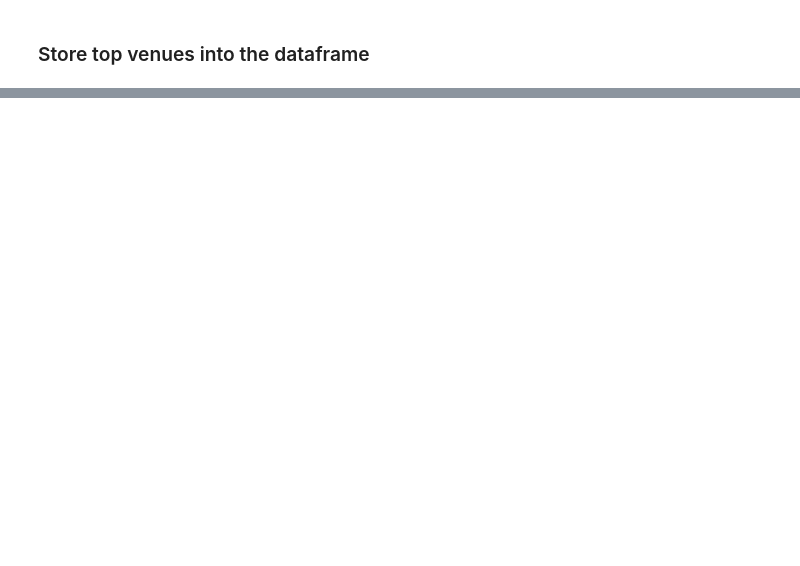
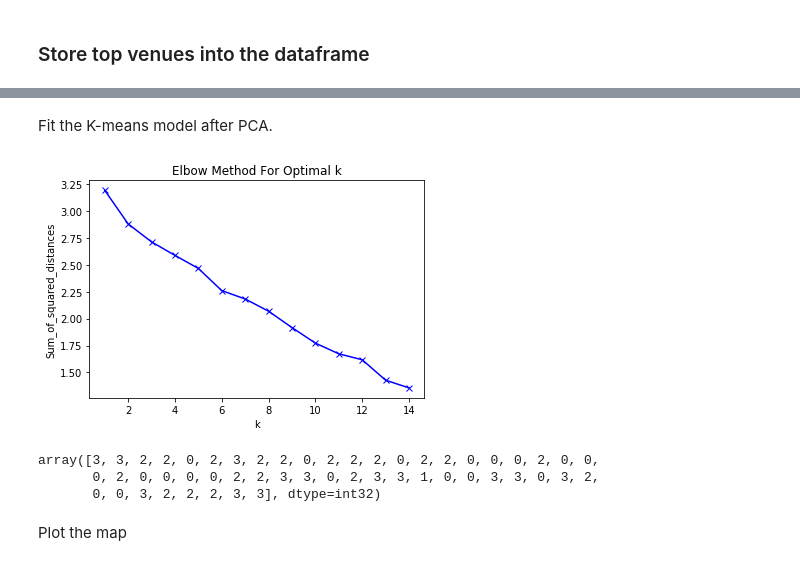
Before and after one commit to nji3/Coursera_Capstone, a Jupyter notebook: Neighborhoods_in_West_Los_Angeles.ipynb, the cells around one changed output, grey strips where cells are left out. Cells and saved outputs as stored; diff of their text form; code cells hidden in the pictures; blank space fills up the shorter version.

```diff
--- a/Neighborhoods_in_West_Los_Angeles.ipynb
+++ b/Neighborhoods_in_West_Los_Angeles.ipynb
@@ -589,0 +631,33 @@ venues_map1
+# %% [markdown]
+Fit the K-means model after PCA.
+# %%
+# Loop to fit different K
+Sum_of_squared_distances = []
+K = range(1,15)
+for k in K:
+    km = KMeans(n_clusters=k, random_state=5)
+    km = km.fit(pca.transform(dat_grouped_clustering)[:,:25])
+    Sum_of_squared_distances.append(km.inertia_)
+
+plt.plot(K, Sum_of_squared_distances, 'bx-')
+plt.xlabel('k')
+plt.ylabel('Sum_of_squared_distances')
+plt.title('Elbow Method For Optimal k')
+plt.show()
+# %% [output]
+[figure, added]
+# %%
+# Use the best k selcted
+kclusters = 4
+
+# run k-means clustering
+kmeans = KMeans(n_clusters=kclusters, random_state=5).fit(pca.transform(dat_grouped_clustering)[:,:25])
+
+# check cluster labels generated for each row in the dataframe
+kmeans.labels_
+# %% [output]
+array([3, 3, 2, 2, 0, 2, 3, 2, 2, 0, 2, 2, 2, 0, 2, 2, 0, 0, 0, 2, 0, 0,
+       0, 2, 0, 0, 0, 0, 2, 2, 3, 3, 0, 2, 3, 3, 1, 0, 0, 3, 3, 0, 3, 2,
+       0, 0, 3, 2, 2, 2, 3, 3], dtype=int32)
+# %% [markdown]
+Plot the map
```
Also changed, not shown: parts of 25 cells of this notebook.
